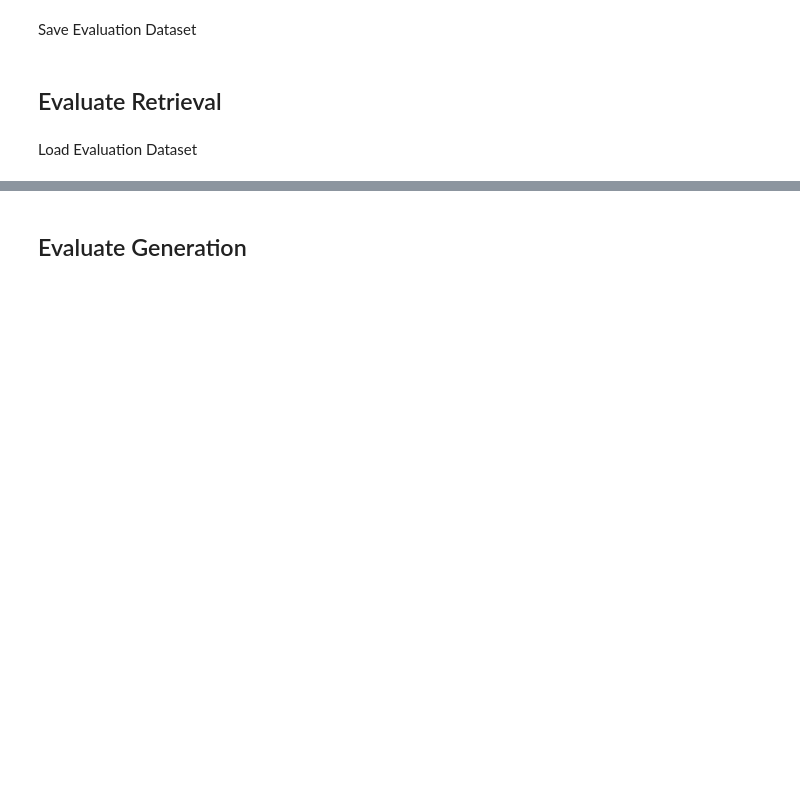
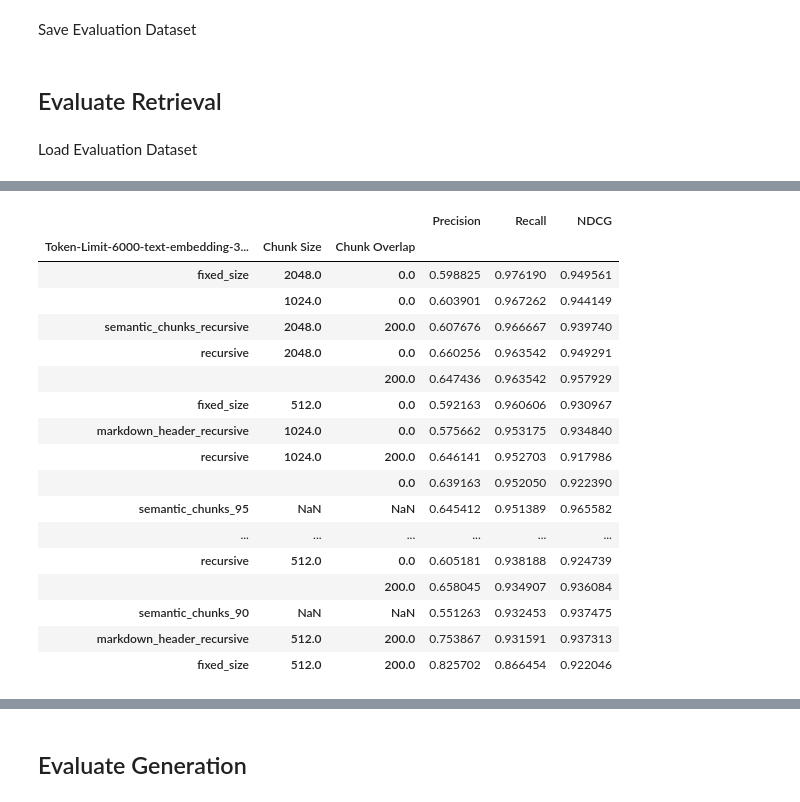
Before and after one commit to Leo310/rag-chunking-evaluation, a Jupyter notebook: my_benchmark.ipynb, the cells around one changed output, grey strips where cells are left out. Cells and saved outputs as stored; diff of their text form; code cells hidden in the pictures; blank space fills up the shorter version.

```diff
--- a/my_benchmark.ipynb
+++ b/my_benchmark.ipynb
@@ -341,0 +404,23 @@ results.to_csv(f"{data_dir}results/{K or 'Dyn'}-k.csv", index=False)
+# %%
+results = pd.read_csv(f"{data_dir}results/{eval_name}.csv")
+results_view = results.drop(columns=["Question Type", "MAP"]).groupby([eval_name, "Chunk Size", "Chunk Overlap"], dropna=False).mean().sort_values(by="Recall", ascending=False)
+results_view
+# %% [output]
+|  |  |  | Precision | Recall | NDCG |
+| Token-Limit-6000-text-embedding-3... | Chunk Size | Chunk Overlap |  |  |  |
+| fixed_size | 2048.0 | 0.0 | 0.598825 | 0.976190 | 0.949561 |
+|  | 1024.0 | 0.0 | 0.603901 | 0.967262 | 0.944149 |
+| semantic_chunks_recursive | 2048.0 | 200.0 | 0.607676 | 0.966667 | 0.939740 |
+| recursive | 2048.0 | 0.0 | 0.660256 | 0.963542 | 0.949291 |
+|  |  | 200.0 | 0.647436 | 0.963542 | 0.957929 |
+| fixed_size | 512.0 | 0.0 | 0.592163 | 0.960606 | 0.930967 |
+| markdown_header_recursive | 1024.0 | 0.0 | 0.575662 | 0.953175 | 0.934840 |
+| recursive | 1024.0 | 200.0 | 0.646141 | 0.952703 | 0.917986 |
+|  |  | 0.0 | 0.639163 | 0.952050 | 0.922390 |
+| semantic_chunks_95 | NaN | NaN | 0.645412 | 0.951389 | 0.965582 |
+| ... | ... | ... | ... | ... | ... |
+| recursive | 512.0 | 0.0 | 0.605181 | 0.938188 | 0.924739 |
+|  |  | 200.0 | 0.658045 | 0.934907 | 0.936084 |
+| semantic_chunks_90 | NaN | NaN | 0.551263 | 0.932453 | 0.937475 |
+| markdown_header_recursive | 512.0 | 200.0 | 0.753867 | 0.931591 | 0.937313 |
+| fixed_size | 512.0 | 200.0 | 0.825702 | 0.866454 | 0.922046 |
```
Also changed, not shown: parts of 12 cells of this notebook, 7 other files.
